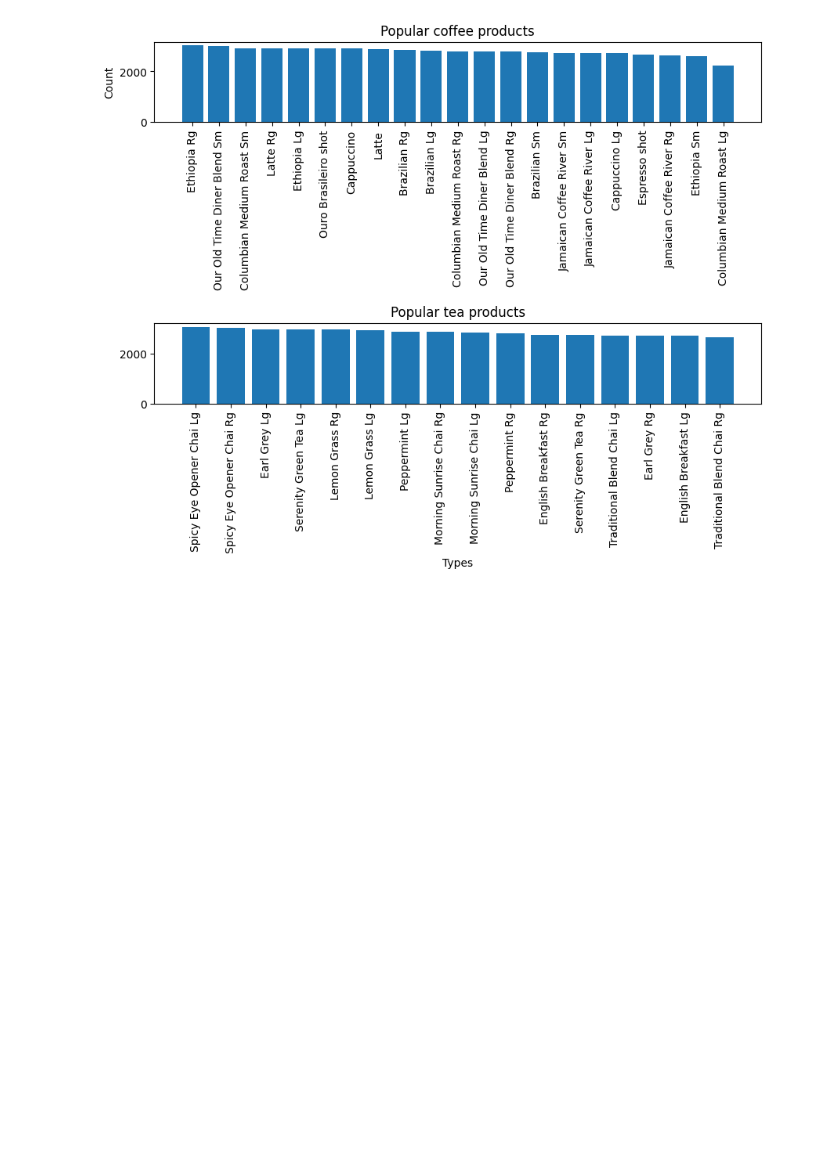
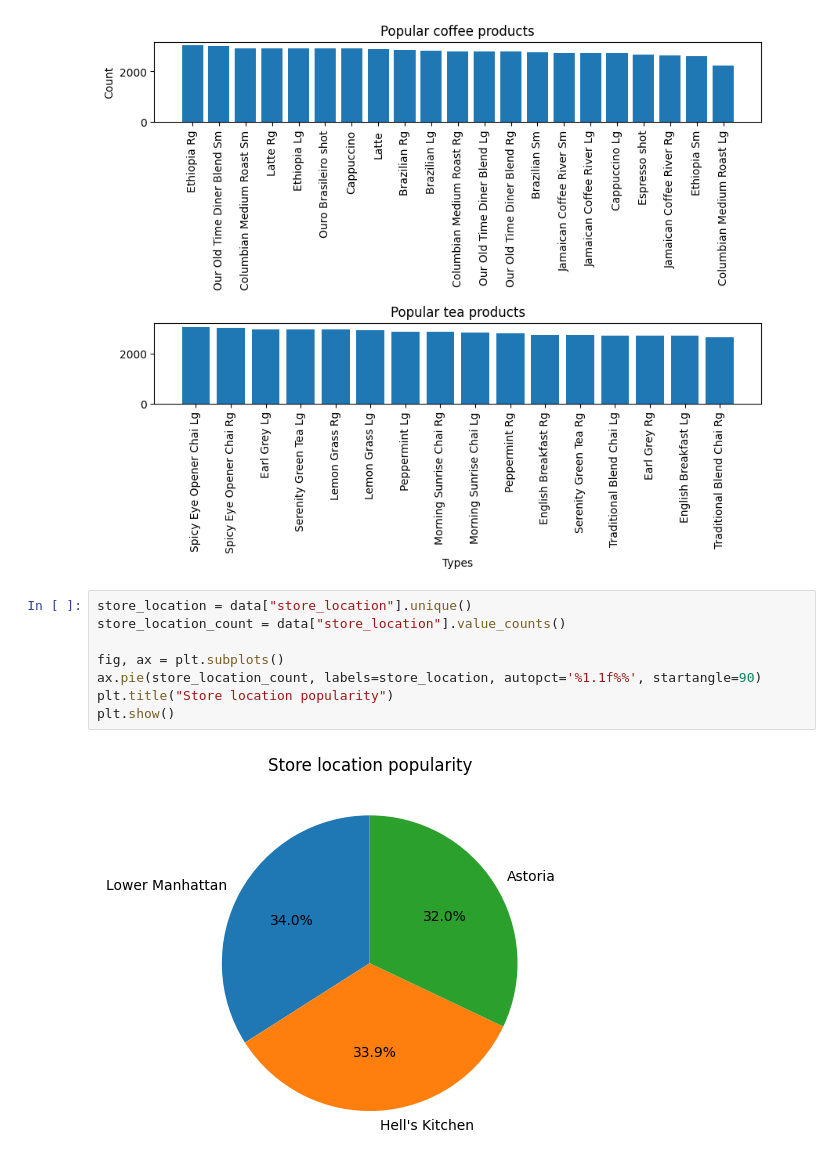
Before and after one commit to YESosnovska/coffee-shop-sales-analysis, a Jupyter notebook: app/coffee-shop-sales.ipynb, the cells around one changed output. Saved outputs shown, nothing was run; the diff lists cells and outputs as text; blank space fills up the shorter version.

Commit message:
add store location popularity and profit by store location graphs

```diff
--- a/app/coffee-shop-sales.ipynb
+++ b/app/coffee-shop-sales.ipynb
@@ -179,3 +179,13 @@ ax2.set_xticklabels(tea_types, rotation=90)
 plt.show()
 # %% [output]
 [figure]
+# %%
+store_location = data["store_location"].unique()
+store_location_count = data["store_location"].value_counts()
+
+fig, ax = plt.subplots()
+ax.pie(store_location_count, labels=store_location, autopct='%1.1f%%', startangle=90)
+plt.title("Store location popularity")
+plt.show()
+# %% [output]
+[figure, added]
```
Also changed, not shown: parts of 1 cell of this notebook.
